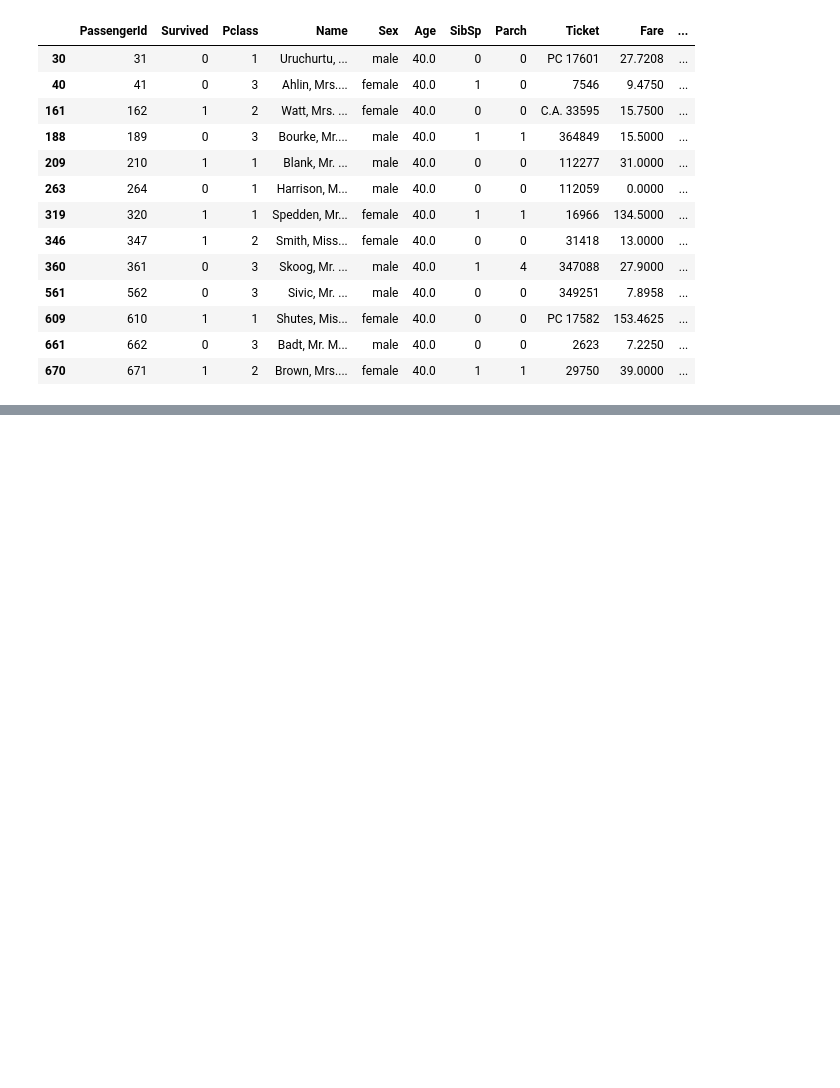
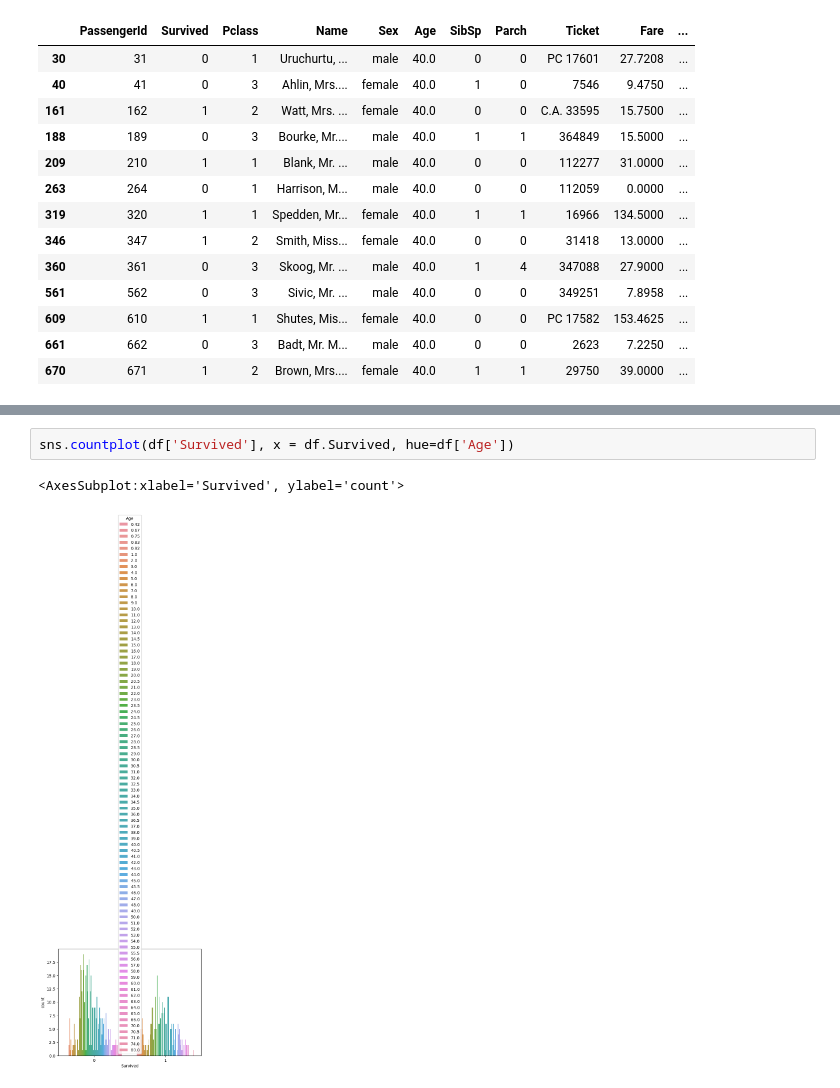
Before and after one commit to nikolamake/DZ_getting-to-know-Python, a Jupyter notebook: DZ_seminar_11.ipynb, the cells around one changed output, grey strips where cells are left out. Drawn from its saved outputs; the diff is of its cells as text; blank space fills up the shorter version.

```diff
--- a/DZ_seminar_11.ipynb
+++ b/DZ_seminar_11.ipynb
@@ -146,0 +151,5 @@ df
+# %%
+sns.countplot(df['Survived'], x = df.Survived, hue=df['Age'])
+# %% [output]
+<AxesSubplot:xlabel='Survived', ylabel='count'>
+[figure, added]
```
Also changed, not shown: parts of 17 cells of this notebook, 1 other file.
